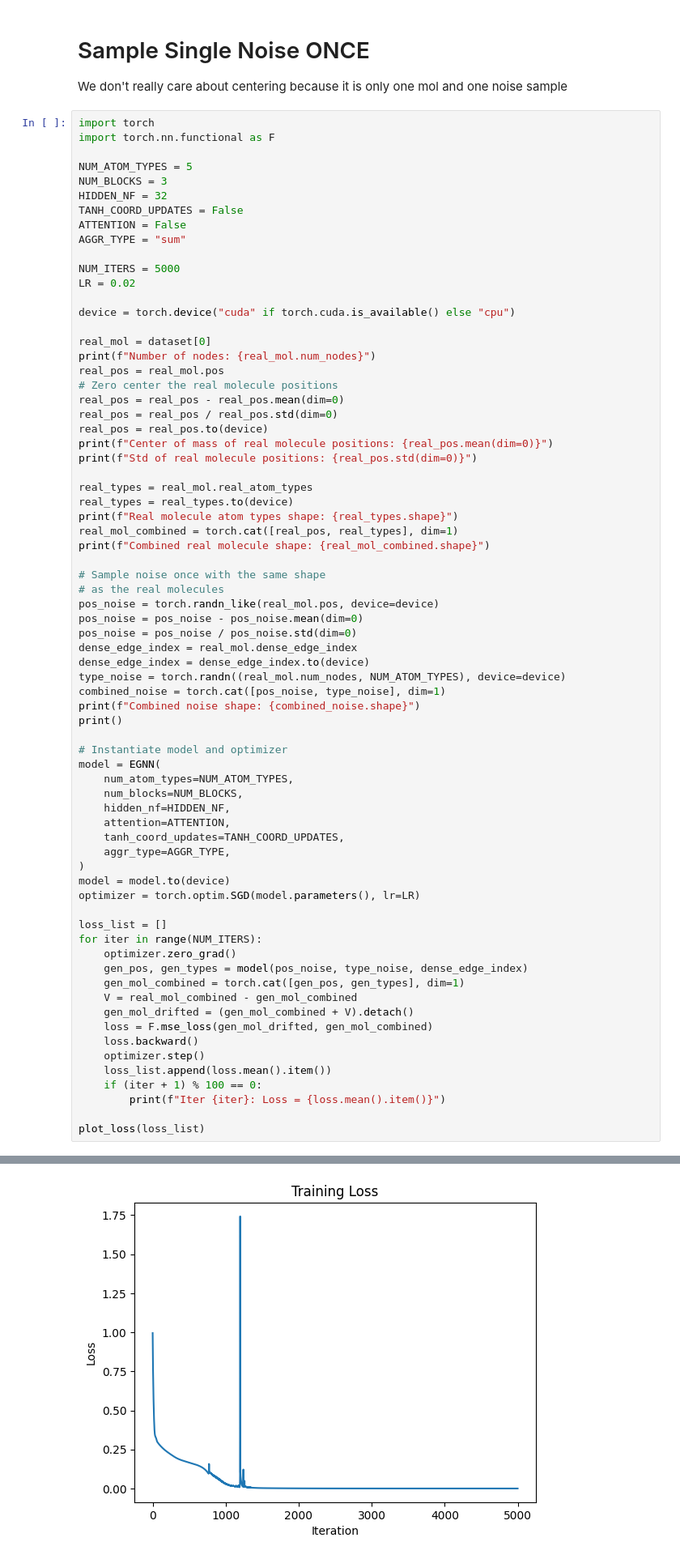
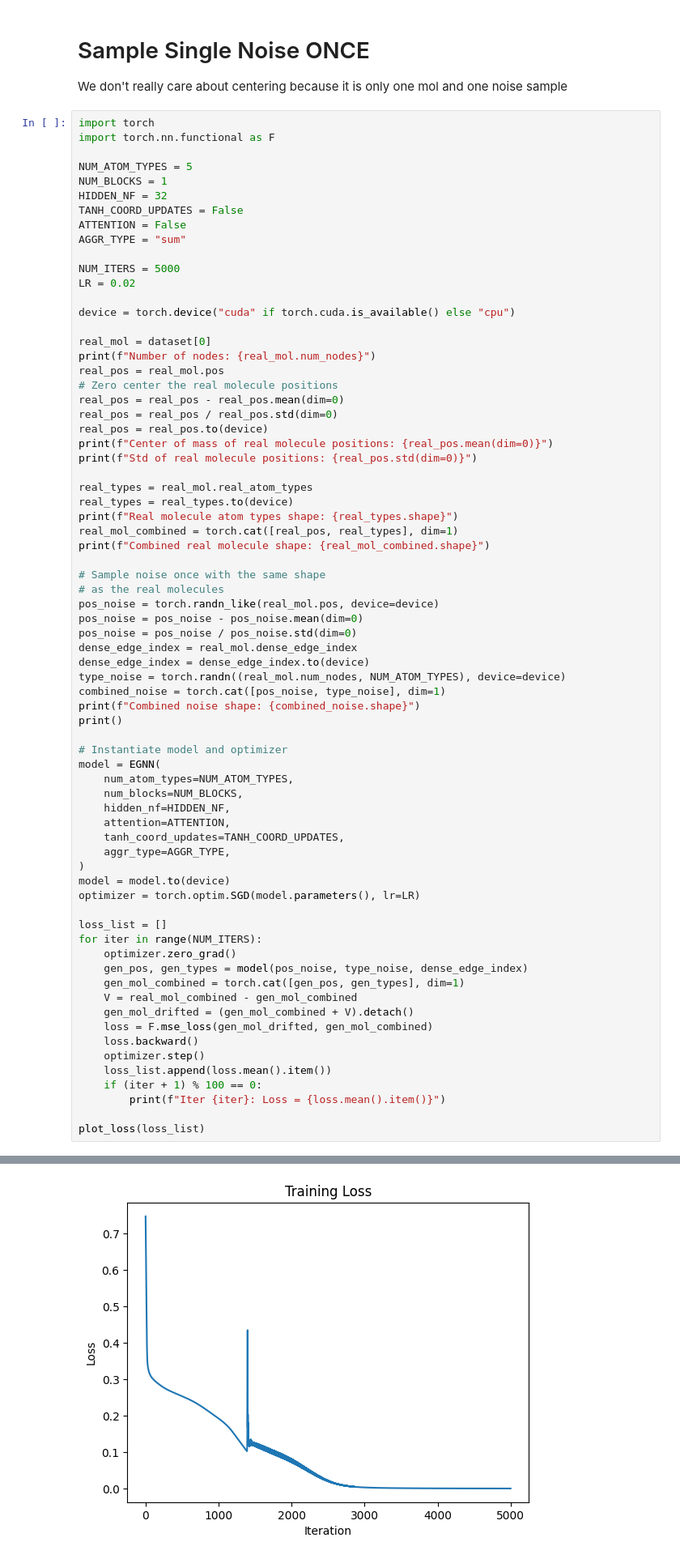
Before and after one commit to edovergna/equi-drifting, a Jupyter notebook: notebooks/gnn_experiment.ipynb, the cells around one changed output, grey strips where cells are left out. Shown at 81% size. Cells and saved outputs as stored; diff of their text form.

```diff
--- a/notebooks/gnn_experiment.ipynb
+++ b/notebooks/gnn_experiment.ipynb
@@ -470,7 +470,7 @@ import torch
 import torch.nn.functional as F
 
 NUM_ATOM_TYPES = 5
-NUM_BLOCKS = 3
+NUM_BLOCKS = 1
 HIDDEN_NF = 32
 TANH_COORD_UPDATES = False
 ATTENTION = False
@@ -557,4 +557,4 @@ Iter 4999: Loss = 1.3401232763499138e-06
-[figure, old version]
+[figure, new version]
 # %%
 gen_pos, gen_types, pos_list = model(
     pos_noise, type_noise, dense_edge_index, return_change_in_pos=True
```
Also changed, not shown: parts of 4 cells of this notebook.
